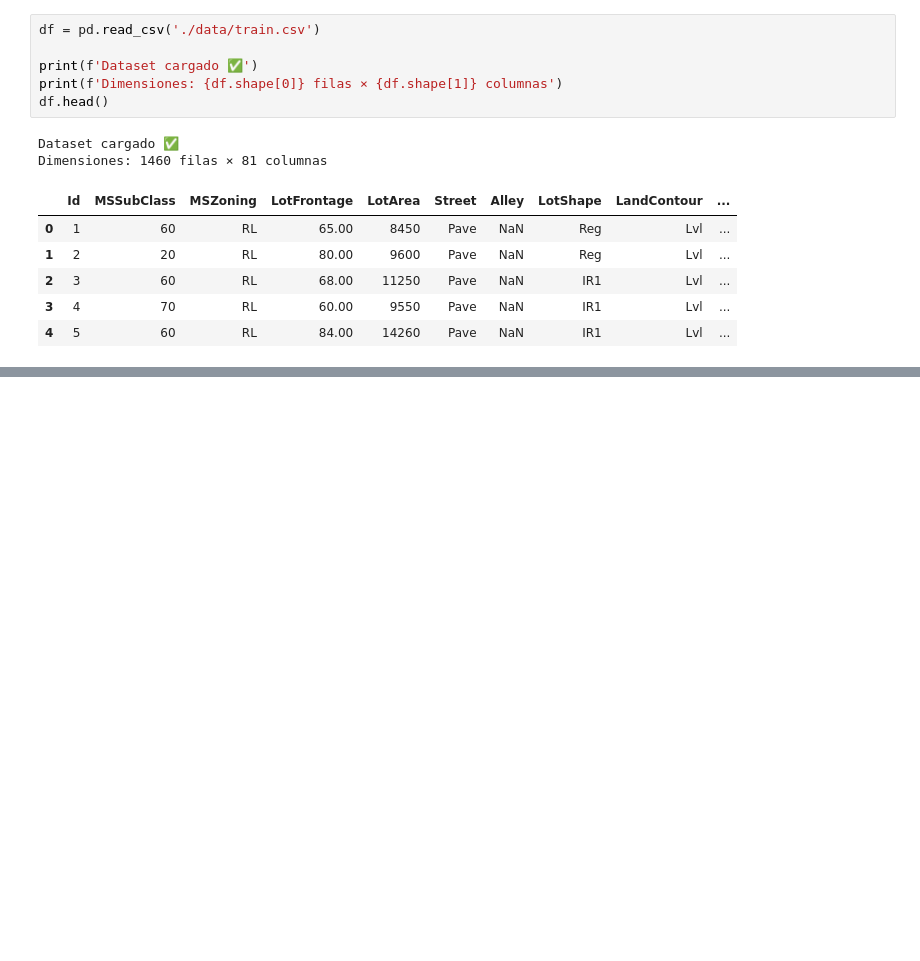
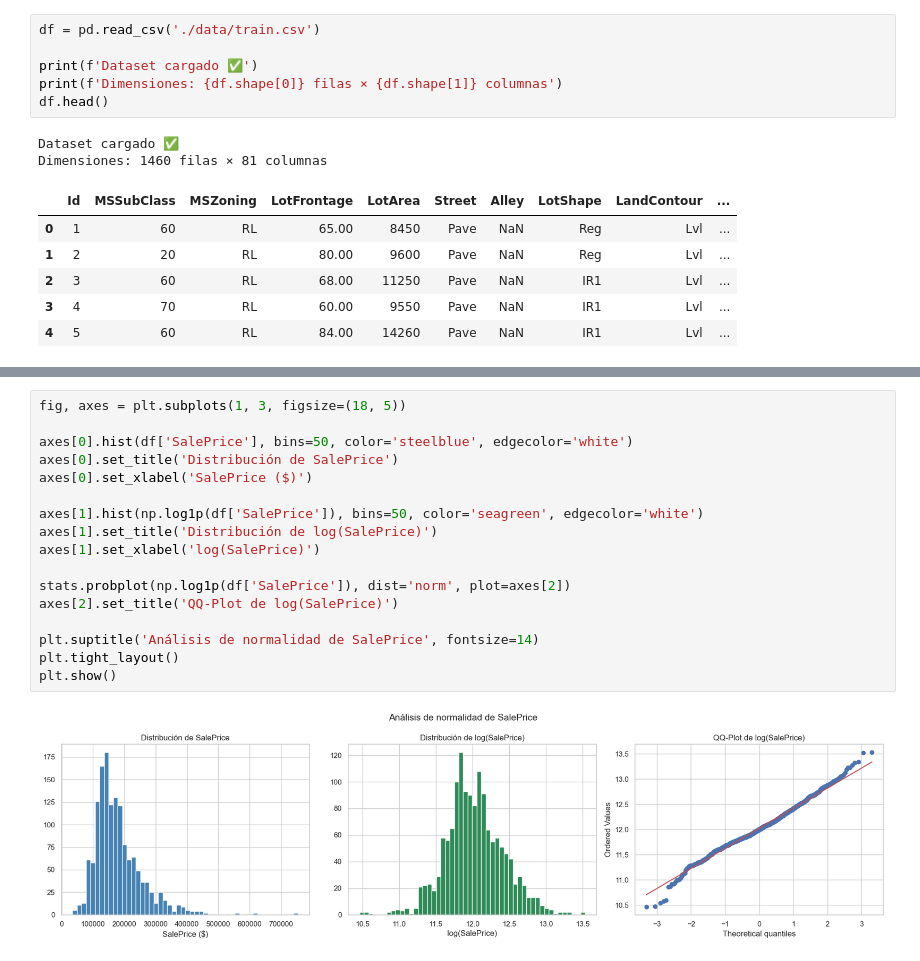
Before and after one commit to erickguerra2/MD-LAB03, a Jupyter notebook: main.ipynb, the cells around one changed output, grey strips where cells are left out. Drawn from its saved outputs; the diff is of its cells as text; blank space fills up the shorter version.

```diff
--- a/main.ipynb
+++ b/main.ipynb
@@ -61,0 +253,19 @@ Dimensiones: 1460 filas × 81 columnas
+# %%
+fig, axes = plt.subplots(1, 3, figsize=(18, 5))
+
+axes[0].hist(df['SalePrice'], bins=50, color='steelblue', edgecolor='white')
+axes[0].set_title('Distribución de SalePrice')
+axes[0].set_xlabel('SalePrice ($)')
+
+axes[1].hist(np.log1p(df['SalePrice']), bins=50, color='seagreen', edgecolor='white')
+axes[1].set_title('Distribución de log(SalePrice)')
+axes[1].set_xlabel('log(SalePrice)')
+
+stats.probplot(np.log1p(df['SalePrice']), dist='norm', plot=axes[2])
+axes[2].set_title('QQ-Plot de log(SalePrice)')
+
+plt.suptitle('Análisis de normalidad de SalePrice', fontsize=14)
+plt.tight_layout()
+plt.show()
+# %% [output]
+[figure, added]
```
Also changed, not shown: parts of 31 cells of this notebook.
